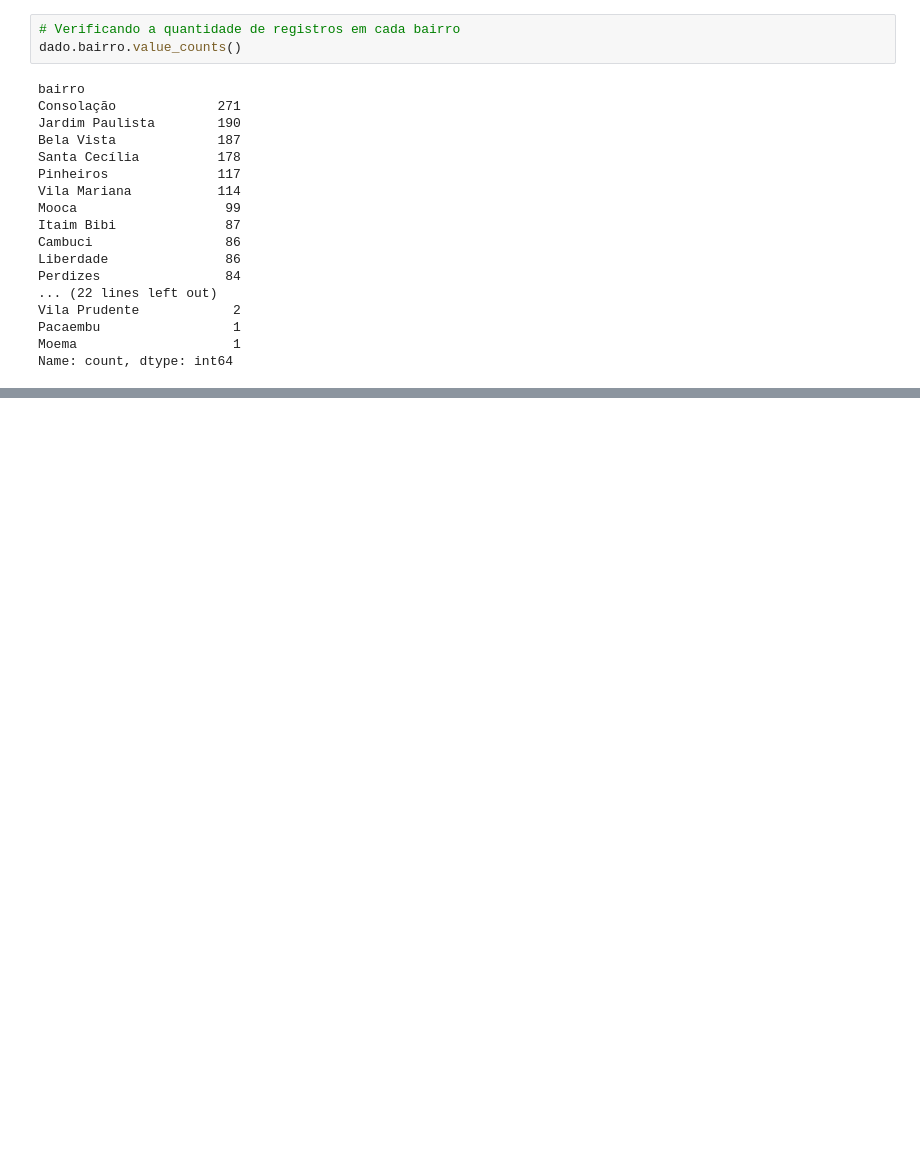
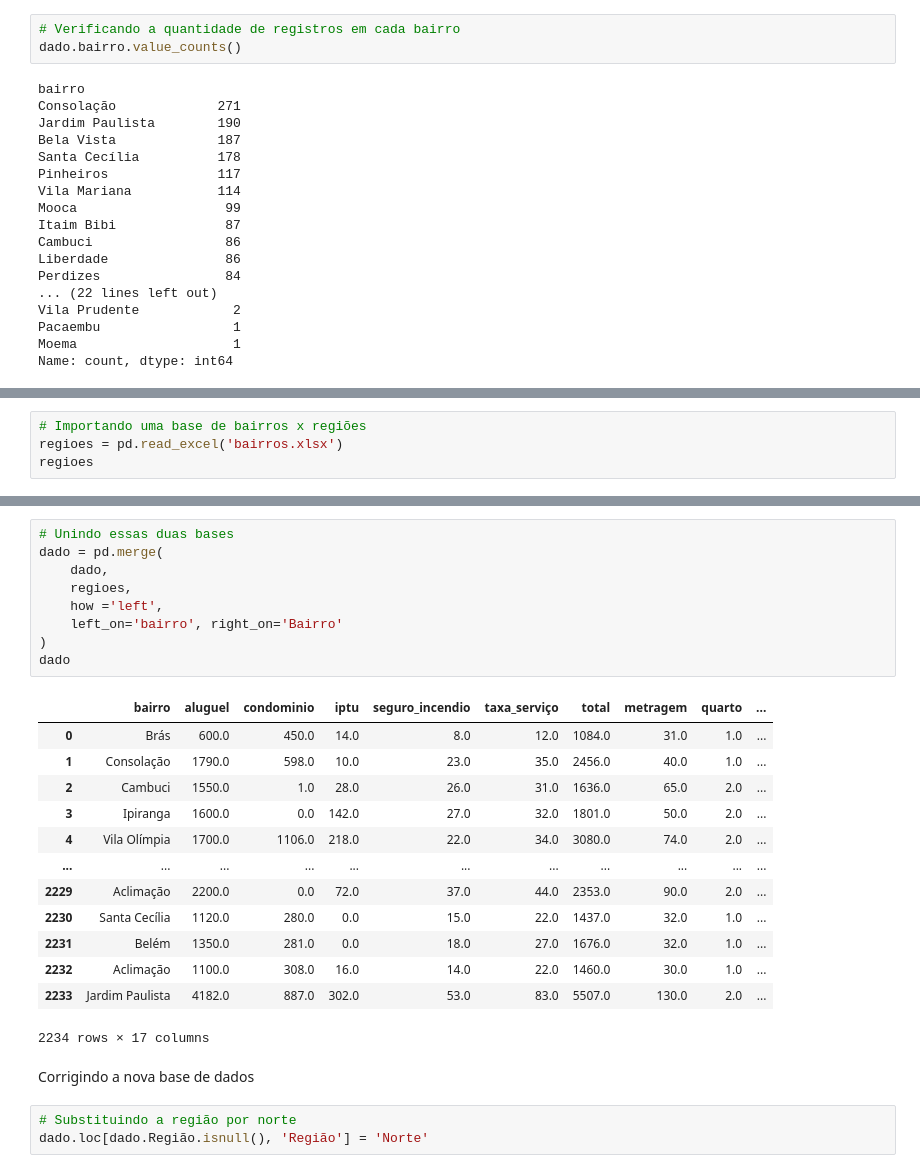
Before and after one commit to Leanddro13/QuintoAndar, a Jupyter notebook: main.ipynb, the cells around one changed output, grey strips where cells are left out. Drawn from its saved outputs; the diff is of its cells as text; blank space fills up the shorter version.

Commit message:
Adicionando mais dados

```diff
--- a/main.ipynb
+++ b/main.ipynb
@@ -365,0 +368,4 @@ Name: count, dtype: int64
+# %%
+# Importando uma base de bairros x regiões
+regioes = pd.read_excel('bairros.xlsx')
+regioes
@@ -365,0 +386,28 @@ Name: count, dtype: int64
+# %%
+# Unindo essas duas bases
+dado = pd.merge(
+    dado,
+    regioes,
+    how ='left',
+    left_on='bairro', right_on='Bairro'
+)
+dado
+# %% [output]
+|  | bairro | aluguel | condominio | iptu | seguro_incendio | taxa_serviço | total | metragem | quarto | ... |
+| 0 | Brás | 600.0 | 450.0 | 14.0 | 8.0 | 12.0 | 1084.0 | 31.0 | 1.0 | ... |
+| 1 | Consolação | 1790.0 | 598.0 | 10.0 | 23.0 | 35.0 | 2456.0 | 40.0 | 1.0 | ... |
+| 2 | Cambuci | 1550.0 | 1.0 | 28.0 | 26.0 | 31.0 | 1636.0 | 65.0 | 2.0 | ... |
+| 3 | Ipiranga | 1600.0 | 0.0 | 142.0 | 27.0 | 32.0 | 1801.0 | 50.0 | 2.0 | ... |
+| 4 | Vila Olímpia | 1700.0 | 1106.0 | 218.0 | 22.0 | 34.0 | 3080.0 | 74.0 | 2.0 | ... |
+| ... | ... | ... | ... | ... | ... | ... | ... | ... | ... | ... |
+| 2229 | Aclimação | 2200.0 | 0.0 | 72.0 | 37.0 | 44.0 | 2353.0 | 90.0 | 2.0 | ... |
+| 2230 | Santa Cecília | 1120.0 | 280.0 | 0.0 | 15.0 | 22.0 | 1437.0 | 32.0 | 1.0 | ... |
+| 2231 | Belém | 1350.0 | 281.0 | 0.0 | 18.0 | 27.0 | 1676.0 | 32.0 | 1.0 | ... |
+| 2232 | Aclimação | 1100.0 | 308.0 | 16.0 | 14.0 | 22.0 | 1460.0 | 30.0 | 1.0 | ... |
+| 2233 | Jardim Paulista | 4182.0 | 887.0 | 302.0 | 53.0 | 83.0 | 5507.0 | 130.0 | 2.0 | ... |
+2234 rows × 17 columns
+# %% [markdown]
+Corrigindo a nova base de dados
+# %%
+# Substituindo a região por norte
+dado.loc[dado.Região.isnull(), 'Região'] = 'Norte'
```
Also changed, not shown: parts of 3 cells of this notebook, 3 other files.
